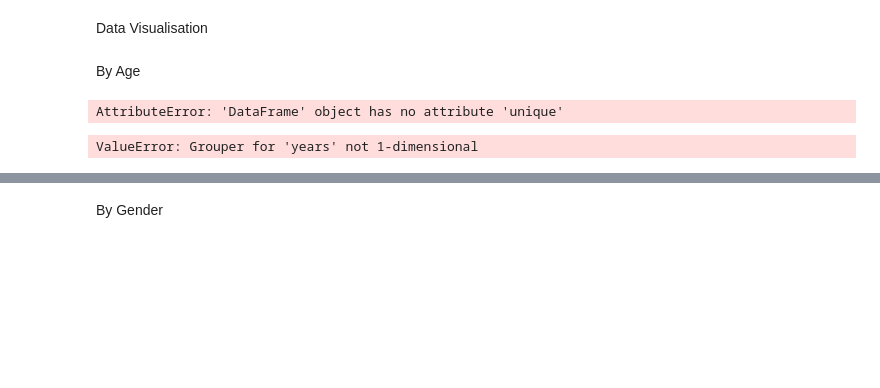
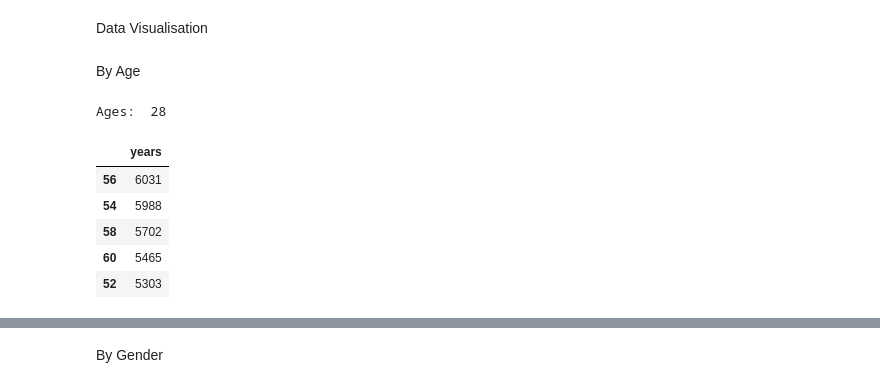
Before and after one commit to kelvtan96/EE0005, a Jupyter notebook: Project Code.ipynb, the cells around one changed output, grey strips where cells are left out. Drawn from its saved outputs; the diff is of its cells as text; code cells hidden in the pictures; blank space fills up the shorter version.

```diff
--- a/Project Code.ipynb
+++ b/Project Code.ipynb
@@ -144,12 +130,17 @@ Data Visualisation
 # %% [markdown]
 By Age
 # %%
-print("Ages: ", len(newdf["years"].unique()))
+print("Ages: ", len(newheartdata["years"].unique()))
 # %% [output]
-AttributeError: 'DataFrame' object has no attribute 'unique'
+Ages:  28
 # %%
-yearsdf = pd.DataFrame(newdf['years'].value_counts())
+yearsdf = pd.DataFrame(newheartdata['years'].value_counts())
 yearsdf.head()
 # %% [output]
-ValueError: Grouper for 'years' not 1-dimensional
+|  | years |
+| 56 | 6031 |
+| 54 | 5988 |
+| 58 | 5702 |
+| 60 | 5465 |
+| 52 | 5303 |
 # %%
```
Also changed, not shown: parts of 7 cells of this notebook.
